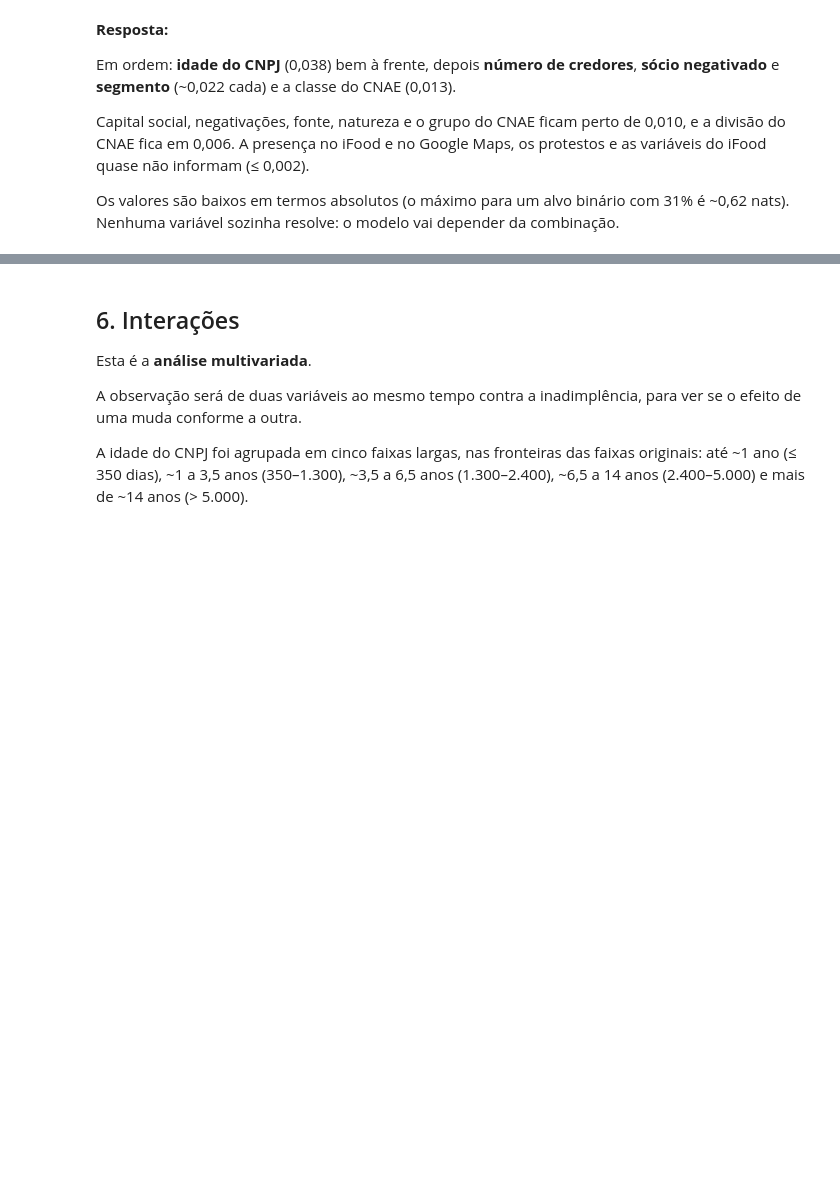
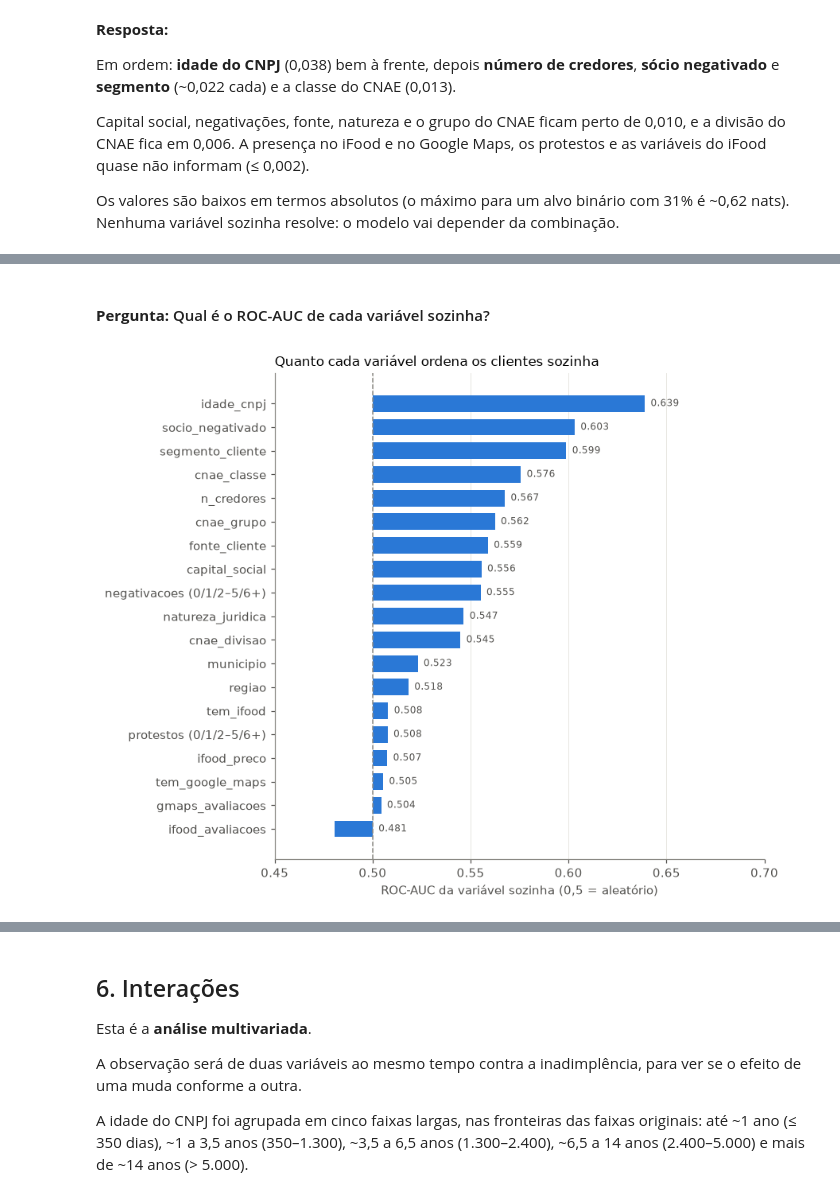
Before and after one commit to willianrupert/Equipe-12-ML, a Jupyter notebook: notebooks/02_eda_inadimplencia.ipynb, the cells around one changed output, grey strips where cells are left out. Drawn from its saved outputs; the diff is of its cells as text; code cells hidden in the pictures; blank space fills up the shorter version.

```diff
--- a/notebooks/02_eda_inadimplencia.ipynb
+++ b/notebooks/02_eda_inadimplencia.ipynb
@@ -885,0 +1022,32 @@ Os valores são baixos em termos absolutos (o máximo para um alvo binário com
+# %% [markdown]
+#### **Pergunta:** Qual é o ROC-AUC de cada variável sozinha?
+# %%
+y = clientes["inadimplente"]
+folds = StratifiedKFold(n_splits=5, shuffle=True, random_state=42)
+
+
+def auc_fora_da_amostra(x: pd.Series) -> float:
+    """ROC-AUC de usar a taxa de inadimplência de cada categoria como score, com a taxa vinda de outros folds."""
+    x = x.astype(str)
+    score = pd.Series(np.nan, index=x.index)
+    for treino, teste in folds.split(x, y):
+        taxa = y.iloc[treino].groupby(x.iloc[treino]).mean()
+        score.iloc[teste] = x.iloc[teste].map(taxa).fillna(y.iloc[treino].mean()).to_numpy()
+    return roc_auc_score(y, score)
+
+
+auc = pd.Series({col: auc_fora_da_amostra(x) for col, x in candidatas.assign(regiao=regiao.astype(str)).items()}).sort_values()
+
+fig, ax = plt.subplots(figsize=(8, 6.5))
+ax.barh(range(len(auc)), auc.values - 0.5, left=0.5, color=AZUL, height=0.7)
+ax.axvline(0.5, color=CINZA, ls="--", lw=1)
+ax.set_yticks(range(len(auc)), auc.index)
+ax.set_xlim(0.45, 0.7)
+ax.set_xlabel("ROC-AUC da variável sozinha (0,5 = aleatório)")
+ax.grid(axis="y", visible=False)
+for yi, val in enumerate(auc.values):
+    ax.text(max(val, 0.5) + 0.003, yi, f"{val:.3f}", va="center", fontsize=8, color=TEXTO)
+ax.set_title("Quanto cada variável ordena os clientes sozinha", loc="left", fontsize=11)
+plt.tight_layout(); plt.savefig(FIG / "eda_auc_univariada.png", dpi=150); plt.show()
+# %% [output]
+[figure, added]
```
Also changed, not shown: parts of 24 cells of this notebook, 5 other files.
